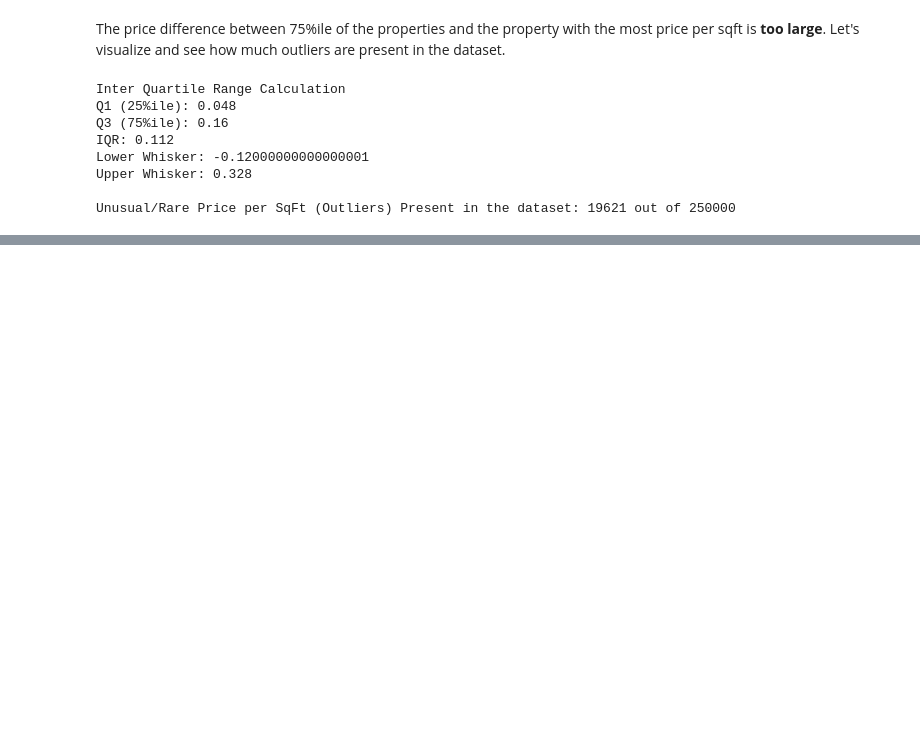
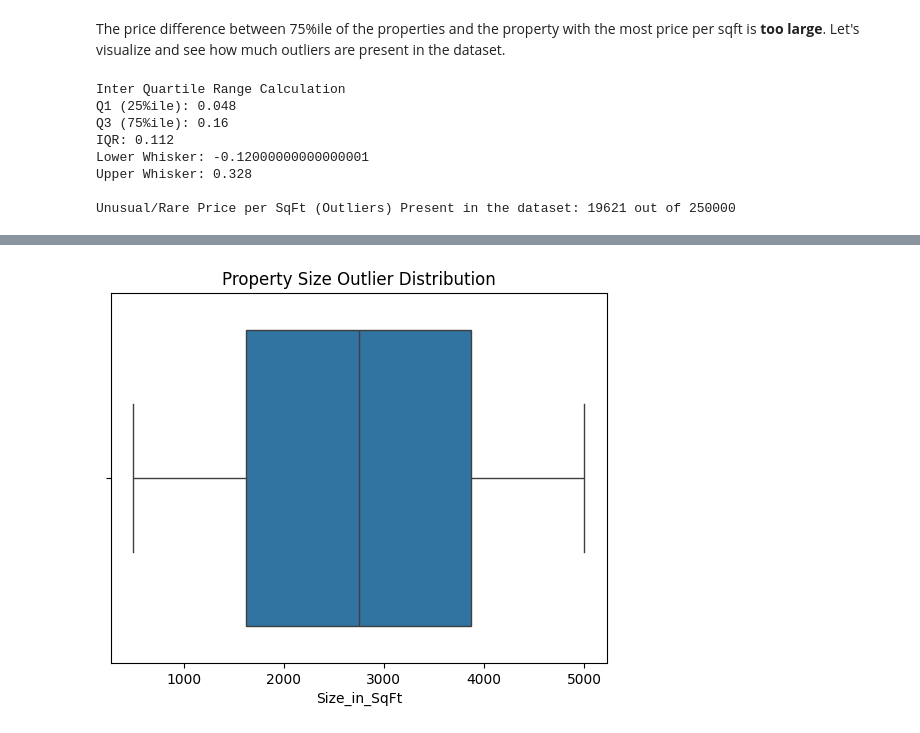
Before and after one commit to JS-Tharun/Real-Estate-Investment-Advisor, a Jupyter notebook: notebook.ipynb, the cells around one changed output, grey strips where cells are left out. Cells and saved outputs as stored; diff of their text form; code cells hidden in the pictures; blank space fills up the shorter version.

```diff
--- a/notebook.ipynb
+++ b/notebook.ipynb
@@ -1050,5 +1027,0 @@ plt.show()
-# %%
-# Capping the outlier prices to upper bound limit
-Q3 = df['Price_per_SqFt_in_Lakhs'].quantile(0.75)
-upper_bound = Q3 + 1.5 * IQR
-df['Price_in_Lakhs_Capped'] = df['Price_per_SqFt_in_Lakhs'].clip(upper=upper_bound)
@@ -1061,0 +1041,7 @@ plt.show()
+# %%
+# Visualization
+sns.boxplot(data=df, x='Size_in_SqFt')
+plt.title("Property Size Outlier Distribution")
+plt.show()
+# %% [output]
+[figure, added]
```
Also changed, not shown: parts of 14 cells of this notebook.
